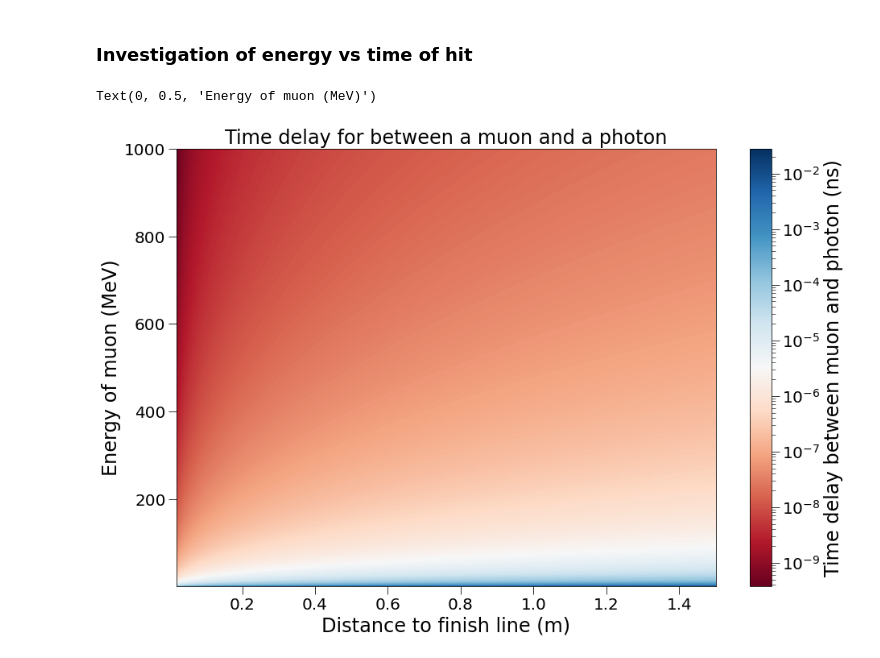
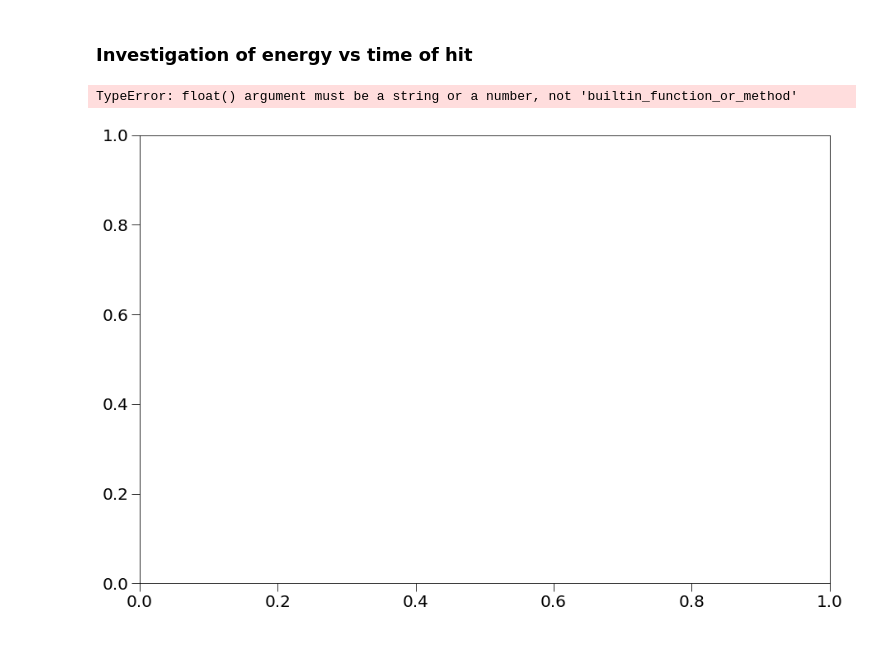
Before and after one commit to Isaac-Hirsch/mucol_plotting_scripts, a Jupyter notebook: macros/Time_of_hits_analysis.ipynb, the cells around one changed output. Drawn from its saved outputs; the diff is of its cells as text; code cells hidden in the pictures.

```diff
--- a/macros/Time_of_hits_analysis.ipynb
+++ b/macros/Time_of_hits_analysis.ipynb
@@ -295,7 +295,7 @@ def MEtoV(M,E):
 muon_mass=0.1056583755 #GeV/c^2
 GeV_scale=np.linspace(0.001,1, 999)
 #Investigating the 0-1 GeV scale to see if there are any methods we can use to parse low energy hits
-v_GeV=MEtoV(muon_mass, GEV_scale)
+v_GeV=MEtoV(muon_mass, GeV_scale)
 # %%
 def delay(v,r):
     #Calculates the delay for a particle with velocity v to reach a distance r away compared to light
@@ -314,16 +314,17 @@ GeV_delay=delay(v_GeV, silicon_r)*10**9
 # %%
 y, x = np.meshgrid(GeV_scale*1000,silicon_r)
 z = GeV_delay[:-1, :-1]
 z_min, z_max = -np.abs(-z).max(), 0.1
 
 fig, ax = plt.subplots(figsize=(15,10))
 
-c = ax.pcolormesh(x, y, z, norm=colors.LogNorm(vmin=z.min(), vmax=z.max()),cmap='RdBu')
+c = ax.pcolormesh(x, y, z, norm=colors.LogNorm(vmin=z.min, vmax=z.max),cmap='RdBu')
 ax.set_title('Time delay for between a muon and a photon')
 ax.axis([x.min(), x.max(), y.min(), y.max()])
 fig.colorbar(c, ax=ax, label="Time delay between muon and photon (ns)")
 ax.set_xlabel("Distance to finish line (m)")
 ax.set_ylabel("Energy of muon (MeV)")
+plt.savefig("RelativityAnalysis.png", dpi=300)
 # %% [output]
-Text(0, 0.5, 'Energy of muon (MeV)')
+TypeError: float() argument must be a string or a number, not 'builtin_function_or_method'
-[figure, old version]
+[figure, new version]
```
Also changed, not shown: parts of 5 cells of this notebook, 14 other files.
